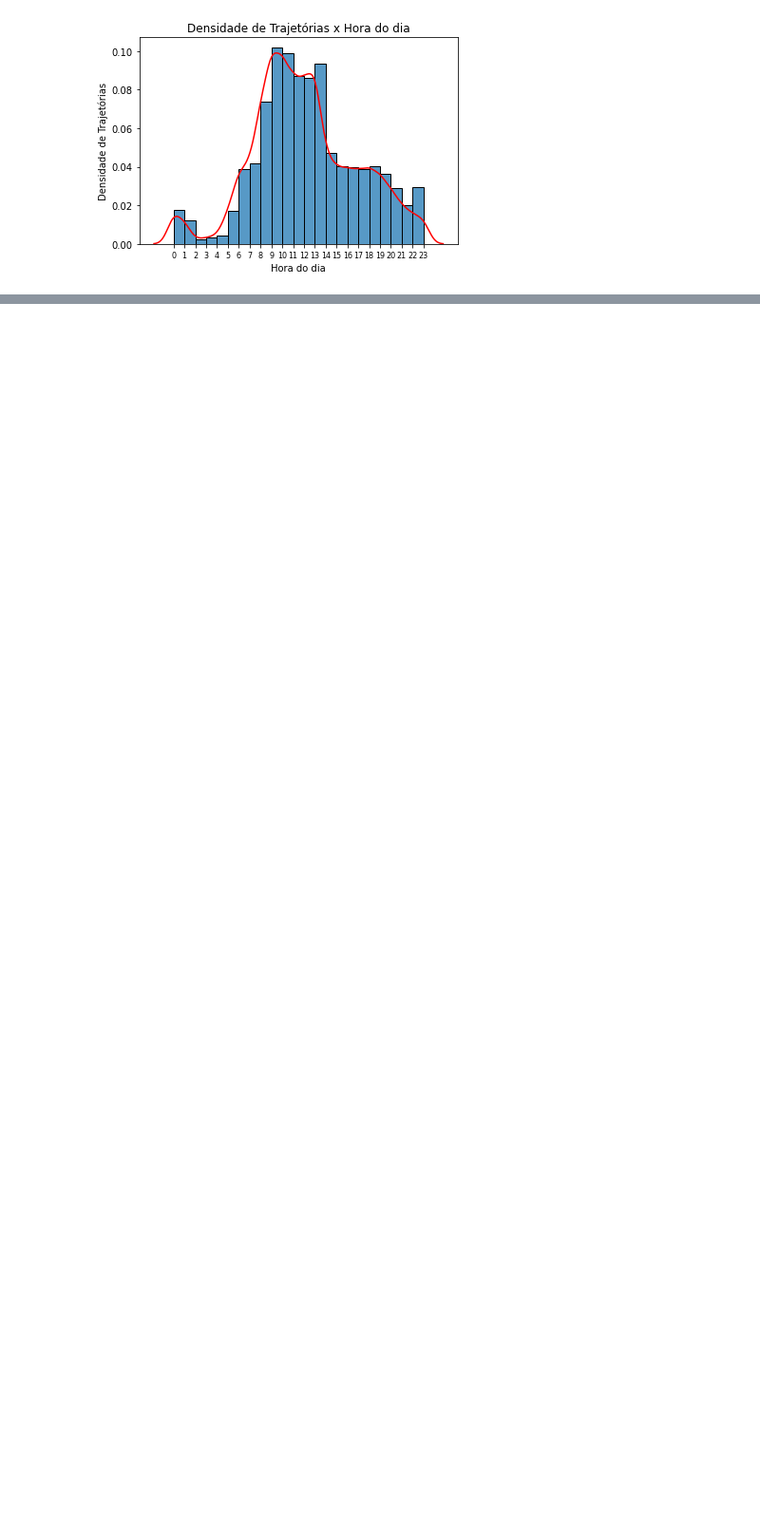
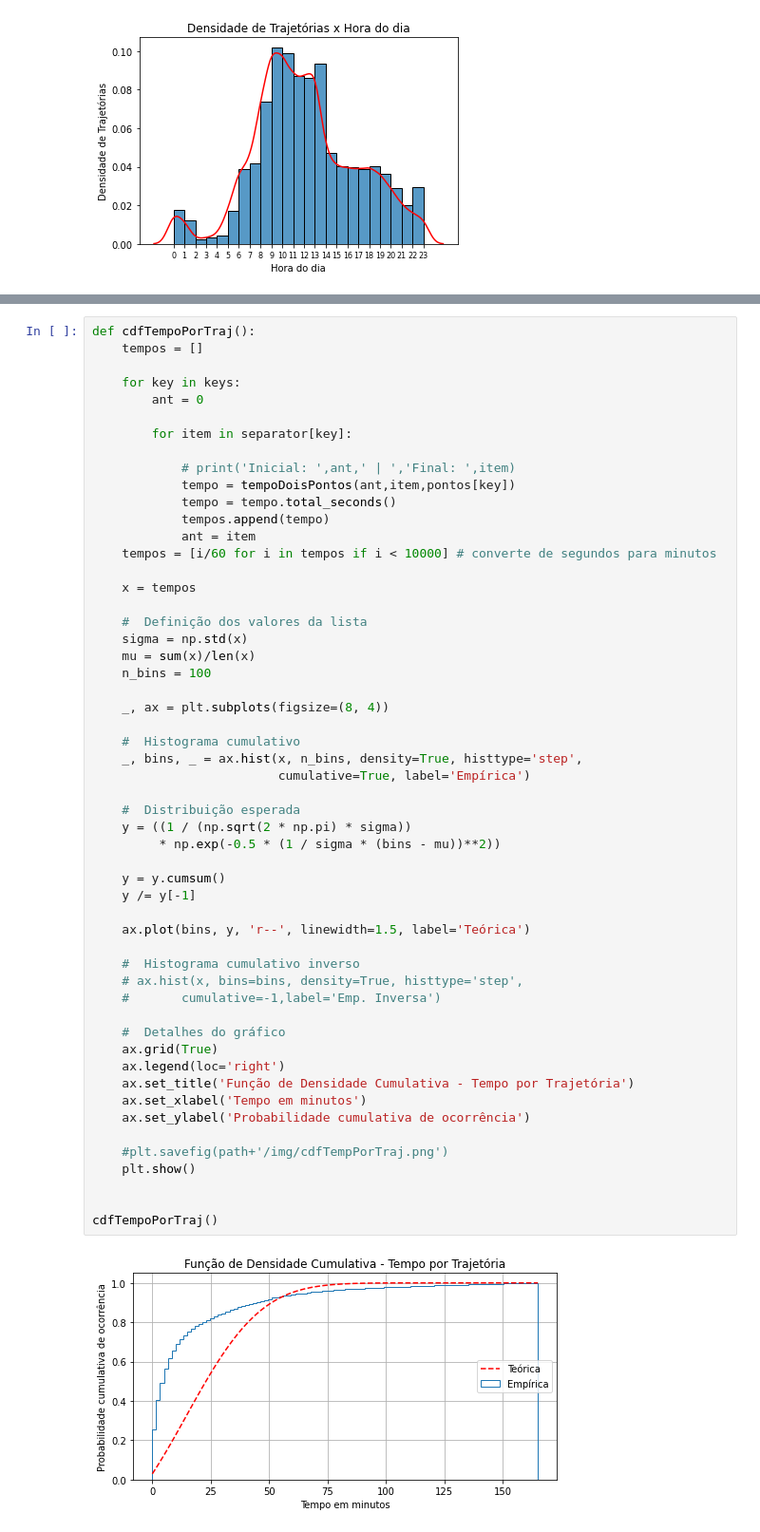
Before and after one commit to TulioNPL/Pesquisa, a Jupyter notebook: jupyter/main.ipynb, the cells around one changed output, grey strips where cells are left out. Shown at 95% size. Drawn from its saved outputs; the diff is of its cells as text; blank space fills up the shorter version.

```diff
--- a/jupyter/main.ipynb
+++ b/jupyter/main.ipynb
@@ -448,0 +477,56 @@ densTrajPorHora()
+# %%
+def cdfTempoPorTraj():
+    tempos = []
+
+    for key in keys:
+        ant = 0
+
+        for item in separator[key]:
+
+            # print('Inicial: ',ant,' | ','Final: ',item)
+            tempo = tempoDoisPontos(ant,item,pontos[key])
+            tempo = tempo.total_seconds()
+            tempos.append(tempo)
+            ant = item
+    tempos = [i/60 for i in tempos if i < 10000] # converte de segundos para minutos
+
+    x = tempos
+
+    #  Definição dos valores da lista
+    sigma = np.std(x)
+    mu = sum(x)/len(x)
+    n_bins = 100
+
+    _, ax = plt.subplots(figsize=(8, 4))
+
+    #  Histograma cumulativo
+    _, bins, _ = ax.hist(x, n_bins, density=True, histtype='step',
+                         cumulative=True, label='Empírica')
+
+    #  Distribuição esperada
+    y = ((1 / (np.sqrt(2 * np.pi) * sigma))
+         * np.exp(-0.5 * (1 / sigma * (bins - mu))**2))
+
+    y = y.cumsum()
+    y /= y[-1]
+
+    ax.plot(bins, y, 'r--', linewidth=1.5, label='Teórica')
+
+    #  Histograma cumulativo inverso
+    # ax.hist(x, bins=bins, density=True, histtype='step',
+    #       cumulative=-1,label='Emp. Inversa')
+
+    #  Detalhes do gráfico
+    ax.grid(True)
+    ax.legend(loc='right')
+    ax.set_title('Função de Densidade Cumulativa - Tempo por Trajetória')
+    ax.set_xlabel('Tempo em minutos')
+    ax.set_ylabel('Probabilidade cumulativa de ocorrência')
+
+    #plt.savefig(path+'/img/cdfTempPorTraj.png')
+    plt.show()
+
+
+cdfTempoPorTraj()
+# %% [output]
+[figure, added]
```
Also changed, not shown: parts of 3 cells of this notebook.
